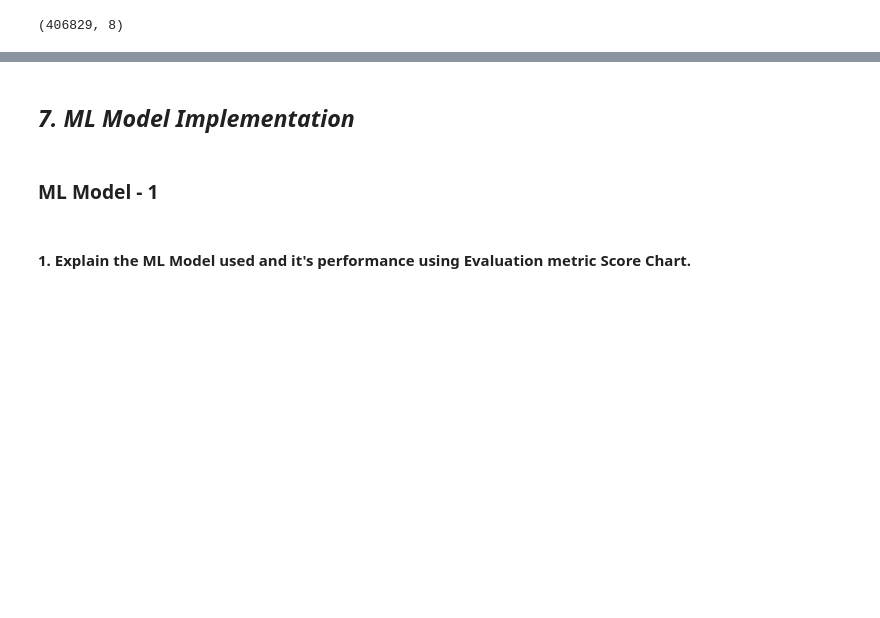
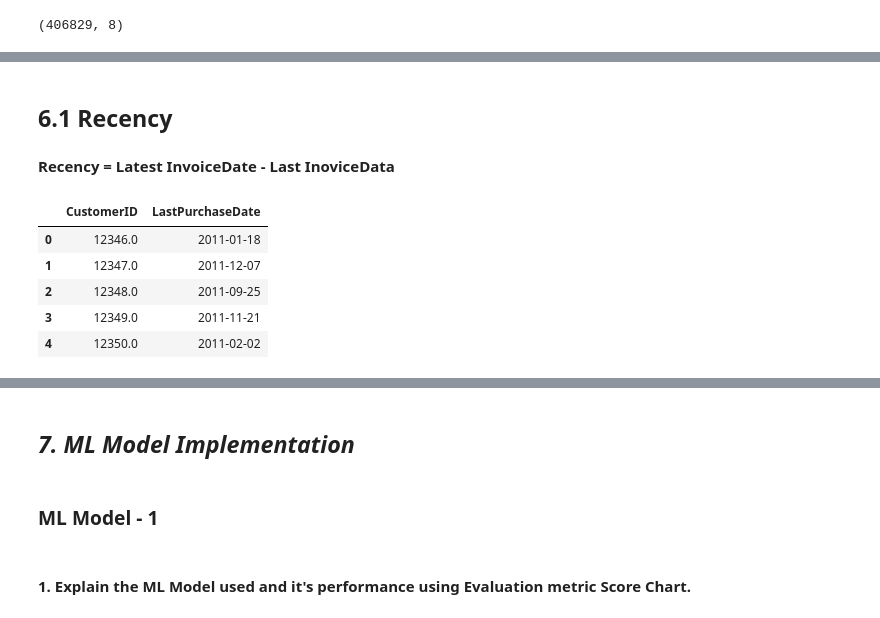
Before and after one commit to Preetirai-tech/Online-Retail-Customer-Segmentation-Project, a Jupyter notebook: Customer_Segmentation.ipynb, the cells around one changed output, grey strips where cells are left out. Cells and saved outputs as stored; diff of their text form; code cells hidden in the pictures; blank space fills up the shorter version.

```diff
--- a/Customer_Segmentation.ipynb
+++ b/Customer_Segmentation.ipynb
@@ -580,0 +501,17 @@ Answer Here.
+# %% [markdown]
+## **6.1 Recency**
+# %% [markdown]
+**Recency = Latest InvoiceDate - Last InoviceData**
+# %%
+# Group the dataset by customerID and find the most recent purchase date for each customer
+recency_df = df.groupby('CustomerID')['Date'].max().reset_index().rename(columns = {'Date': 'LastPurchaseDate'})
+
+# Display the first few rows of the dataframe to inspect the results
+recency_df.head()
+# %% [output]
+|  | CustomerID | LastPurchaseDate |
+| 0 | 12346.0 | 2011-01-18 |
+| 1 | 12347.0 | 2011-12-07 |
+| 2 | 12348.0 | 2011-09-25 |
+| 3 | 12349.0 | 2011-11-21 |
+| 4 | 12350.0 | 2011-02-02 |
```
Also changed, not shown: parts of 90 cells of this notebook.
